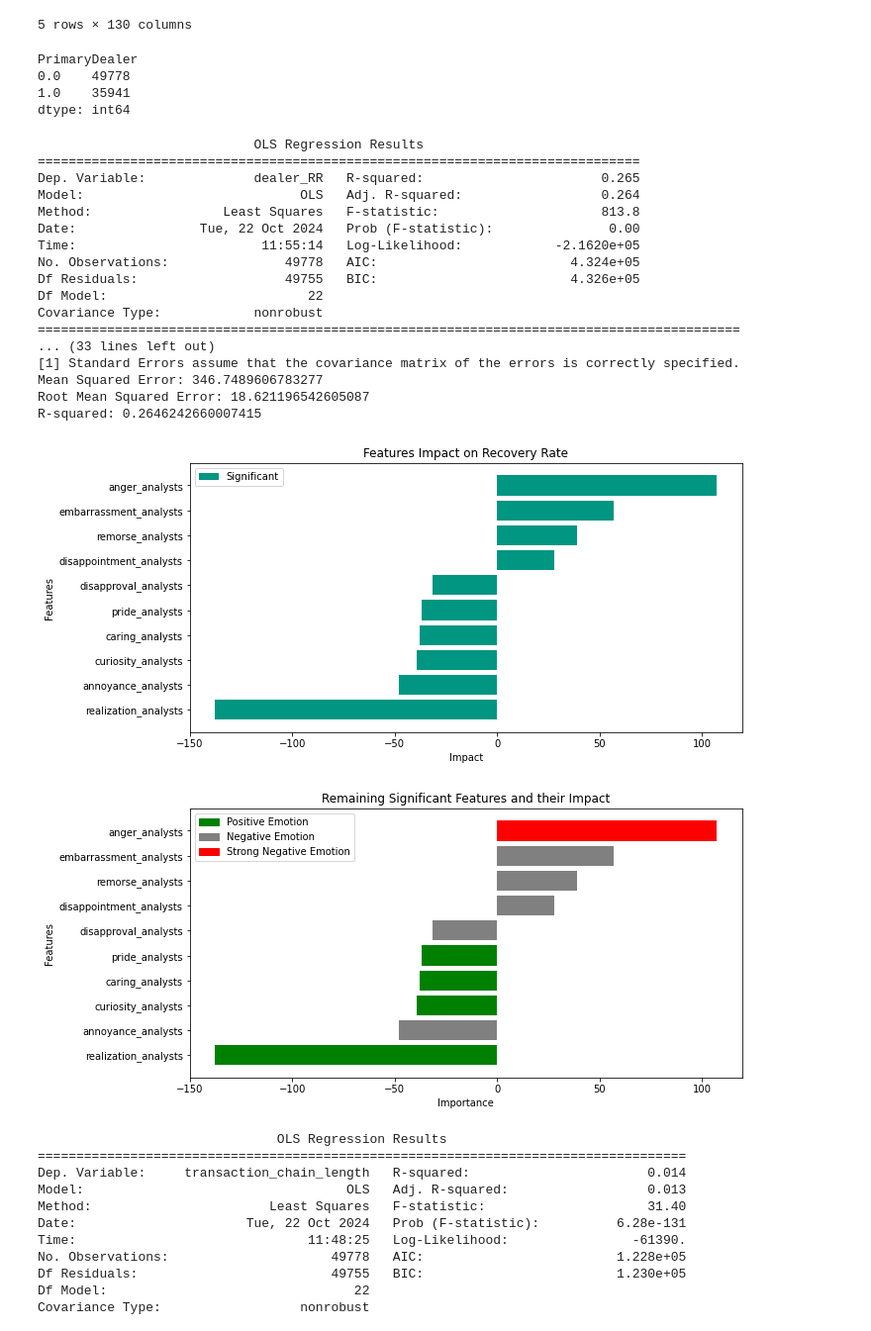
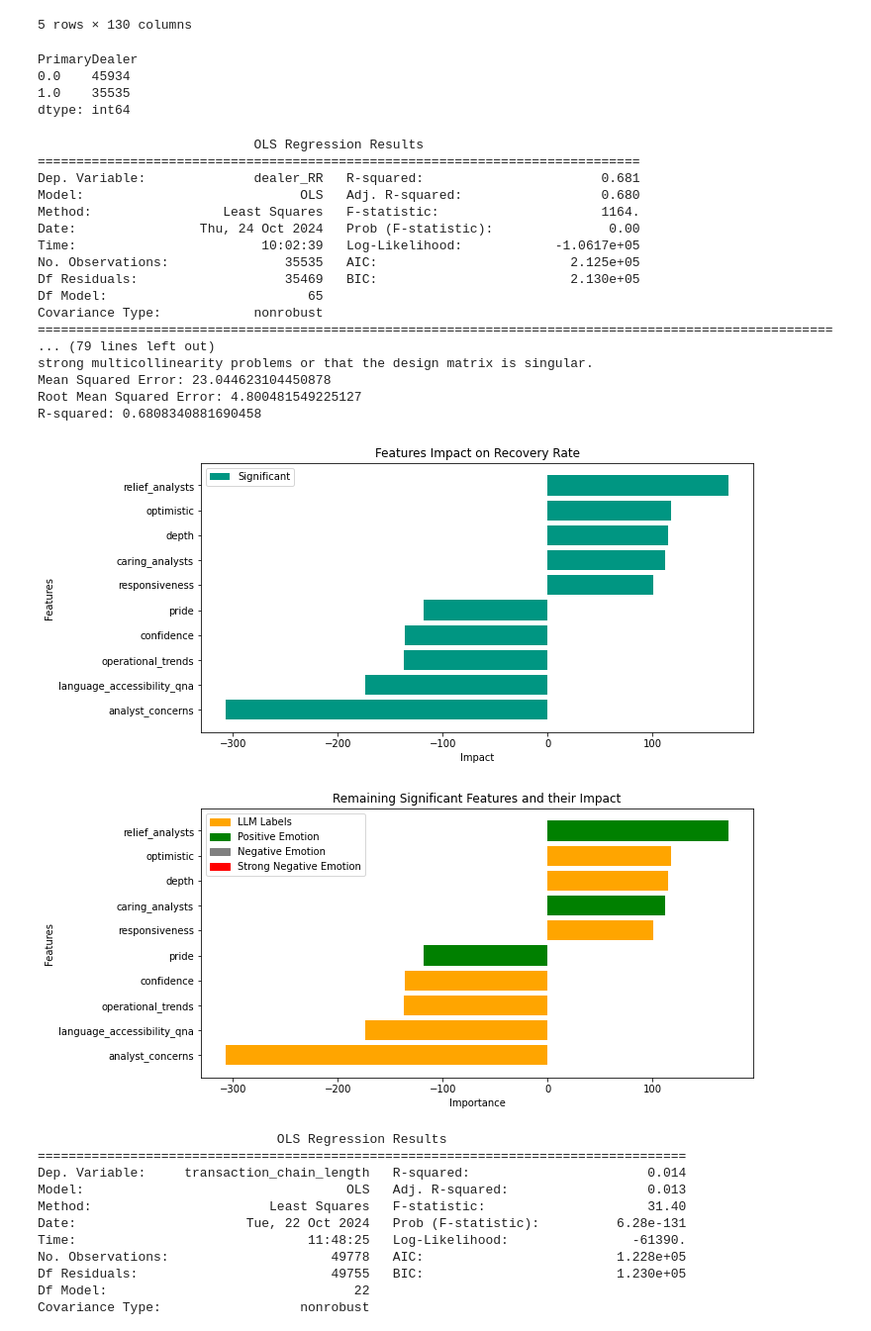
Before and after one commit to constantin1101/LLM_CreditorRRPrediction, a Jupyter notebook: dealer_analysis.ipynb, the cells around one changed output. Shown at 99% size. Cells and saved outputs as stored; diff of their text form; code cells hidden in the pictures.

```diff
--- a/dealer_analysis.ipynb
+++ b/dealer_analysis.ipynb
@@ -17,7 +17,7 @@ dealer_data = pd.read_csv('dealer/dealer_data.csv')
 # %%
 # List of relevant columns, including the recovery rate
 relevant_columns = [
-    'DealCSP', 'PrimaryDealer', 'C2D_Dealer', 'TradeSize', 'C2Ctrades', 'C2Dvolume_PAR',
+    'Date', 'DealCSP', 'PrimaryDealer', 'C2D_Dealer', 'TradeSize', 'C2Ctrades', 'C2Dvolume_PAR',
     'TradePreCount', 'TradePreVolume', 'TimeToMaturity', 'TimeSinceOffering', 'Default',
     'TRADE_CHAIN2', 'TRADE_CHAIN3', 'TRADE_CHAIN4', 'TRADE_CHAIN5', 'TRADE_CHAIN6', 'TRADE_CHAIN7', 'TRADE_CHAIN8', 'TRADE_CHAIN9', 'TRADE_CHAIN10',
     'Markup', 'predicted_Primary', 'Rating', 'Commission', 'PostDummy', 'IndustryDefaultRate',
@@ -33,6 +33,12 @@ dealer_df_limited.rename(columns={'DealCSP': 'CUSIP'}, inplace=True)
 # rename RR_price to dealer_RR
 dealer_df_limited.rename(columns={'RR_Price': 'dealer_RR'}, inplace=True)
 
+# transform the date column to date
+dealer_df_limited['Date'] = pd.to_datetime(dealer_df_limited['Date'])
+
+# ingore time
+dealer_df_limited['Date'] = dealer_df_limited['Date'].dt.date
+
 # Display the first few rows of the limited DataFrame
 dealer_df_limited.head()
 # %% [output]
@@ -138,6 +154,12 @@ llm_output.head()
 5 rows × 130 columns
 # %%
 dealer_df = pd.merge(dealer_df_limited, llm_output, on='CUSIP', how='inner')
+# %%
+# transform Date_y to date
+dealer_df['Date_y'] = pd.to_datetime(dealer_df['Date_y'])
+
+# drop all rows where Date_x < Date_y
+dealer_df = dealer_df[dealer_df['Date_x'] >= dealer_df['Date_y']]
 # %%
 # List of trade chain columns
 trade_chain_cols = ['TRADE_CHAIN2', 'TRADE_CHAIN3', 'TRADE_CHAIN4', 'TRADE_CHAIN5', 'TRADE_CHAIN6', 'TRADE_CHAIN7', 'TRADE_CHAIN8', 'TRADE_CHAIN9', 'TRADE_CHAIN10']
@@ -173,22 +195,22 @@ supporting_features_2 = [
 dealer_df.value_counts('PrimaryDealer')
 # %% [output]
 PrimaryDealer
-0.0    49778
-1.0    35941
+0.0    45934
+1.0    35535
 dtype: int64
 # %%
 '''SET PRIMARY DEALER'''
-PRIMARY = False
+PRIMARY = True
 
 # Select the supporting features, nlp_lables, and RR from final_df
 final_df = dealer_df[['dealer_RR', 'PrimaryDealer', 'transaction_chain_length']
                     #+ supporting_features_1
                     #+ supporting_features_2
-                    #+ presentation_labels
-                    #+ qna_labels
+                    + presentation_labels
+                    + qna_labels
                     #+ qna_mgmt
                     #+ qna_analysts
-                    #+ emotions
+                    + emotions
                     + analyst_emotions
                     ]
 
@@ -226,21 +248,21 @@ print(f"R-squared: {r2}")
 # %% [output]
                             OLS Regression Results
 ==============================================================================
-Dep. Variable:              dealer_RR   R-squared:                       0.265
-Model:                            OLS   Adj. R-squared:                  0.264
-Method:                 Least Squares   F-statistic:                     813.8
-Date:                Tue, 22 Oct 2024   Prob (F-statistic):               0.00
-Time:                        11:55:14   Log-Likelihood:            -2.1620e+05
-No. Observations:               49778   AIC:                         4.324e+05
-Df Residuals:                   49755   BIC:                         4.326e+05
-Df Model:                          22
+Dep. Variable:              dealer_RR   R-squared:                       0.681
+Model:                            OLS   Adj. R-squared:                  0.680
+Method:                 Least Squares   F-statistic:                     1164.
+Date:                Thu, 24 Oct 2024   Prob (F-statistic):               0.00
+Time:                        10:02:39   Log-Likelihood:            -1.0617e+05
+No. Observations:               35535   AIC:                         2.125e+05
+Df Residuals:                   35469   BIC:                         2.130e+05
+Df Model:                          65
 Covariance Type:            nonrobust
-===========================================================================================
-... (33 lines left out)
-[1] Standard Errors assume that the covariance matrix of the errors is correctly specified.
-Mean Squared Error: 346.7489606783277
-Root Mean Squared Error: 18.621196542605087
-R-squared: 0.2646242660007415
+=======================================================================================================
+... (79 lines left out)
+strong multicollinearity problems or that the design matrix is singular.
+Mean Squared Error: 23.044623104450878
+Root Mean Squared Error: 4.800481549225127
+R-squared: 0.6808340881690458
 # %%
 # select significant features
 model.significance = model.pvalues[model.pvalues < 0.05].index
@@ -268,7 +290,7 @@ plt.ylabel('Features')
 plt.title('Features Impact on Recovery Rate')
 plt.show()
 # %% [output]
-[figure, old version]
+[figure, new version]
 # %%
 import matplotlib.patches as mpatches
 
@@ -349,36 +371,36 @@ for feature in importances.index:
     elif feature in emotion_types:
         colors.append(color_mapping[emotion_types[feature]])
     else:
         colors.append('black')  # Default for unknown features
 
 # Create a horizontal bar plot for the top 12 significant features
 plt.figure(figsize=(10, 5))
 plt.barh(importances.index, importances.values, color=colors)
 
 # Add labels and title
 plt.xlabel('Importance')
 plt.ylabel('Features')
 plt.title('Remaining Significant Features and their Impact')
 
 # Create a custom legend
 handles = [
     #plt.Rectangle((0, 0), 1, 1, color='blue'),
-    #plt.Rectangle((0, 0), 1, 1, color='orange'),
+    plt.Rectangle((0, 0), 1, 1, color='orange'),
     plt.Rectangle((0, 0), 1, 1, color='green'),
     plt.Rectangle((0, 0), 1, 1, color='gray'),
     plt.Rectangle((0, 0), 1, 1, color='red')
 ]
 labels = [#'Financial Data',
-          #'LLM Labels',
+          'LLM Labels',
           'Positive Emotion', 'Negative Emotion', 'Strong Negative Emotion']
 
 # Add the legend
 plt.legend(handles, labels)
 
 # Show the plot
 plt.show()
 # %% [output]
-[figure, old version]
+[figure, new version]
 # %%
 '''Transaction Chain Length Prediction'''
 # In-Sample-Regression: Transaction Chain Length
```
Also changed, not shown: parts of 1 cell of this notebook.
